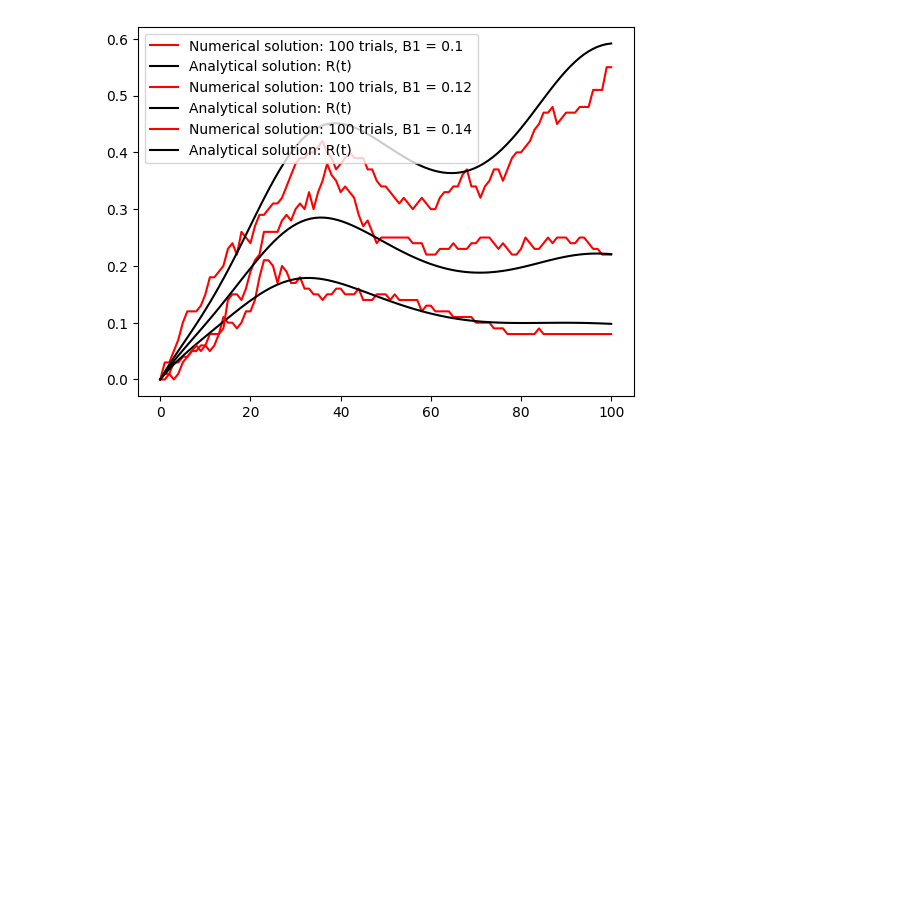
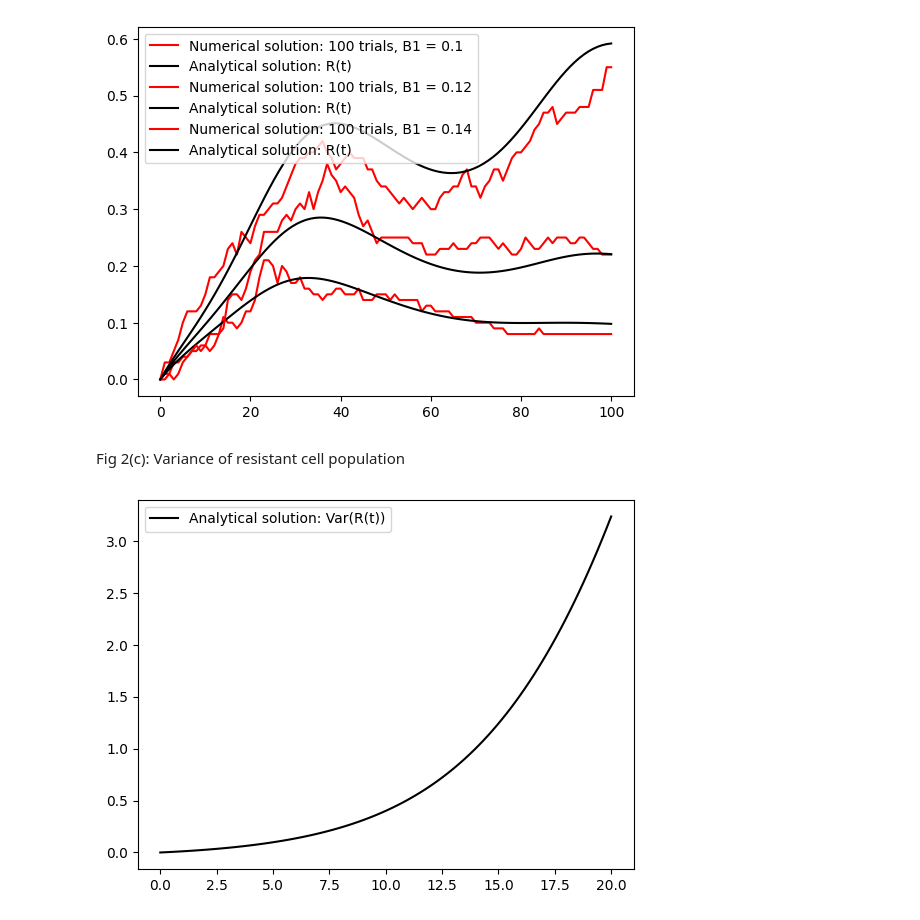
Before and after one commit to colmmcc2000/RSCAM_Group_11, a Jupyter notebook: code_RSCAM.ipynb, the cells around one changed output. Cells and saved outputs as stored; diff of their text form; code cells hidden in the pictures; blank space fills up the shorter version.

```diff
--- a/code_RSCAM.ipynb
+++ b/code_RSCAM.ipynb
@@ -216,12 +220,3 @@ def P_R(T, B1):
 
     integral_val, _ = integrate.quad(final_integrand, 0, T)
     return 1 - np.exp(integral_val)
-# %%
-for B1 in [0.1, 0.12, 0.14]:
-    vals_r = np.linspace(0, 100, 100)
-    store_r = np.zeros(len(vals_r))
-    for i, _ in enumerate(vals_r):
-        store_r[i] = P_R(_, B1)
-    plt.plot(vals_r, store_r, c = 'black', linestyle = '-', label = 'Analytical solution: R(t)')
-    plt.legend()
-plt.show()
@@ -230,29 +223,3 @@ plt.show()
-# %%
-N = 100 #Number of trials
-T_max = 100
-M0 = 100
-R0 = 0
-beta = 0.7
-u = 1e-3
-C2 = 0.09
-B1 = 0.1
-t_sim, S_sim, R_sim = simulate_population_double(example_rates_double, T_max, M0, R0, beta, u, B1, C2)
-
-grid, mean_pop, mean_r, probsR = get_mean_trajectory_double(N, T_max, M0, R0, example_rates_double, beta, u, B1, C2)
-
-#C2 = 0.09
-# for C2 in [0.09, 0.1, 0.11]:
-#     grid, mean_pop, mean_r = get_mean_trajectory_double(N, T_max, M0, R0, example_rates_double, beta, u, C2)
-#     plt.plot(grid, mean_r, c = 'red', label = f'Numerical solution: {N} trials, C2 = {C2}' )
-
-#     vals_r = np.linspace(0, 100, 100)
-#     store_r = np.zeros(len(vals_r))
-#     for i, _ in enumerate(vals_r):
-#         store_r[i] = R_t(_, C2)
-#     plt.plot(vals_r, store_r, c = 'black', linestyle = '-', label = 'Analytical solution: R(t)')
-#     plt.legend()
-
-# plt.show()
 # %%
 N = 100 #Number of trials. Need a lot for this
 T_max = 100
@@ -276,3 +243,5 @@ for B1 in [0.1, 0.12, 0.14]:
 plt.show()
 # %% [output]
 [figure]
+# %% [markdown]
+Fig 2(c): Variance of resistant cell population
@@ -278,0 +304,12 @@ plt.show()
+# %%
+T = 20
+
+vals_v = np.linspace(0, T, 100)
+store_v = np.zeros(len(vals_v))
+for i, _ in enumerate(vals_v):
+    store_v[i] = var_R(_)
+plt.plot(vals_v, store_v, c = 'black', linestyle = '-', label = 'Analytical solution: Var(R(t))')
+plt.legend()
+plt.show()
+# %% [output]
+[figure, added]
```
Also changed, not shown: parts of 16 cells of this notebook, 1 other file.
